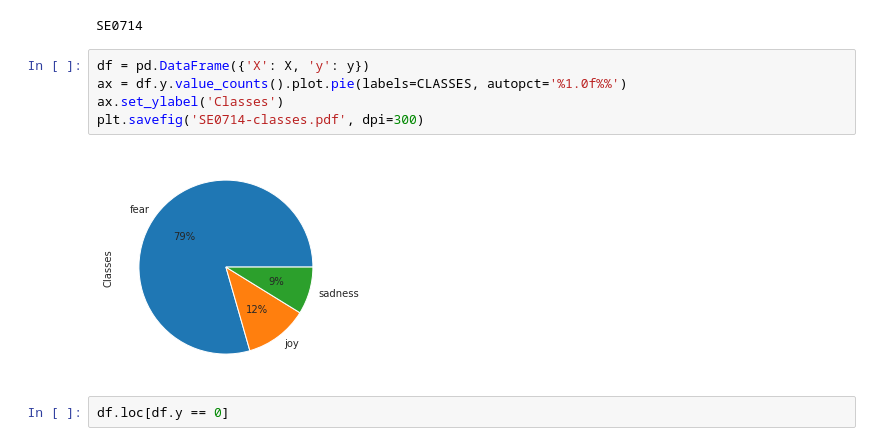
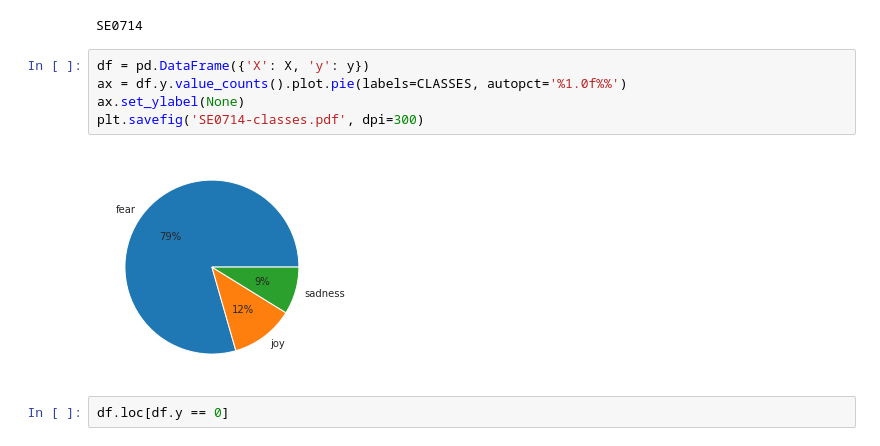
Before and after one commit to karabellyj/emoji-gpt2, a Jupyter notebook: notebooks/SE0714-experiments.ipynb, the cells around one changed output. Saved outputs shown, nothing was run; the diff lists cells and outputs as text.

Commit message:
remove ylabel from pie charts

```diff
--- a/notebooks/SE0714-experiments.ipynb
+++ b/notebooks/SE0714-experiments.ipynb
@@ -86,10 +86,10 @@ SE0714
 # %%
 df = pd.DataFrame({'X': X, 'y': y})
 ax = df.y.value_counts().plot.pie(labels=CLASSES, autopct='%1.0f%%')
-ax.set_ylabel('Classes')
+ax.set_ylabel(None)
 plt.savefig('SE0714-classes.pdf', dpi=300)
 # %% [output]
-[figure, old version]
+[figure, new version]
 # %%
 df.loc[df.y == 0]
 # %% [output]
```
Also changed, not shown: 3 other files.
